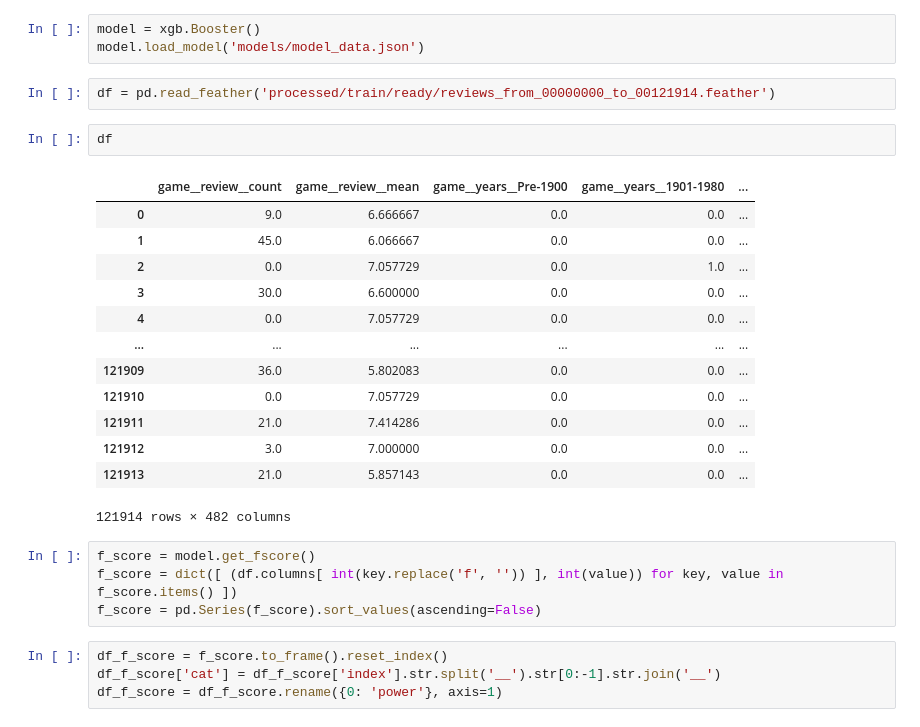
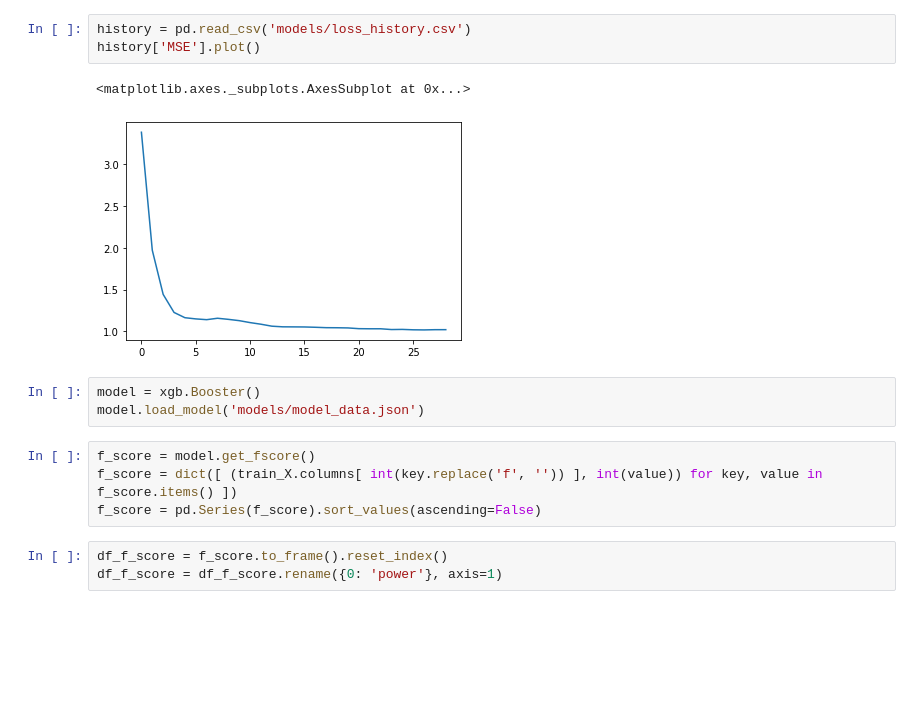
Before and after one commit to guruyaya/bgg-recommandation-model, a Jupyter notebook: exploring_model.ipynb, the cells around one changed output. Saved outputs shown, nothing was run; the diff lists cells and outputs as text; blank space fills up the shorter version.

```diff
--- a/exploring_model.ipynb
+++ b/exploring_model.ipynb
@@ -5,30 +174,17 @@ from matplotlib import pyplot
+# %%
+history = pd.read_csv('models/loss_history.csv')
+history['MSE'].plot()
+# %% [output]
+<matplotlib.axes._subplots.AxesSubplot at 0x...>
+[figure, added]
 # %%
 model = xgb.Booster()
 model.load_model('models/model_data.json')
-# %%
-df = pd.read_feather('processed/train/ready/reviews_from_00000000_to_00121914.feather')
-# %%
-df
-# %% [output]
-|  | game__review__count | game__review__mean | game__years__Pre-1900 | game__years__1901-1980 | ... |
-| 0 | 9.0 | 6.666667 | 0.0 | 0.0 | ... |
-| 1 | 45.0 | 6.066667 | 0.0 | 0.0 | ... |
-| 2 | 0.0 | 7.057729 | 0.0 | 1.0 | ... |
-| 3 | 30.0 | 6.600000 | 0.0 | 0.0 | ... |
-| 4 | 0.0 | 7.057729 | 0.0 | 0.0 | ... |
-| ... | ... | ... | ... | ... | ... |
-| 121909 | 36.0 | 5.802083 | 0.0 | 0.0 | ... |
-| 121910 | 0.0 | 7.057729 | 0.0 | 0.0 | ... |
-| 121911 | 21.0 | 7.414286 | 0.0 | 0.0 | ... |
-| 121912 | 3.0 | 7.000000 | 0.0 | 0.0 | ... |
-| 121913 | 21.0 | 5.857143 | 0.0 | 0.0 | ... |
-121914 rows × 482 columns
 # %%
 f_score = model.get_fscore()
-f_score = dict([ (df.columns[ int(key.replace('f', '')) ], int(value)) for key, value in f_score.items() ])
+f_score = dict([ (train_X.columns[ int(key.replace('f', '')) ], int(value)) for key, value in f_score.items() ])
 f_score = pd.Series(f_score).sort_values(ascending=False)
 # %%
 df_f_score = f_score.to_frame().reset_index()
-df_f_score['cat'] = df_f_score['index'].str.split('__').str[0:-1].str.join('__')
 df_f_score = df_f_score.rename({0: 'power'}, axis=1)
 # %%
```
Also changed, not shown: parts of 30 cells of this notebook.
